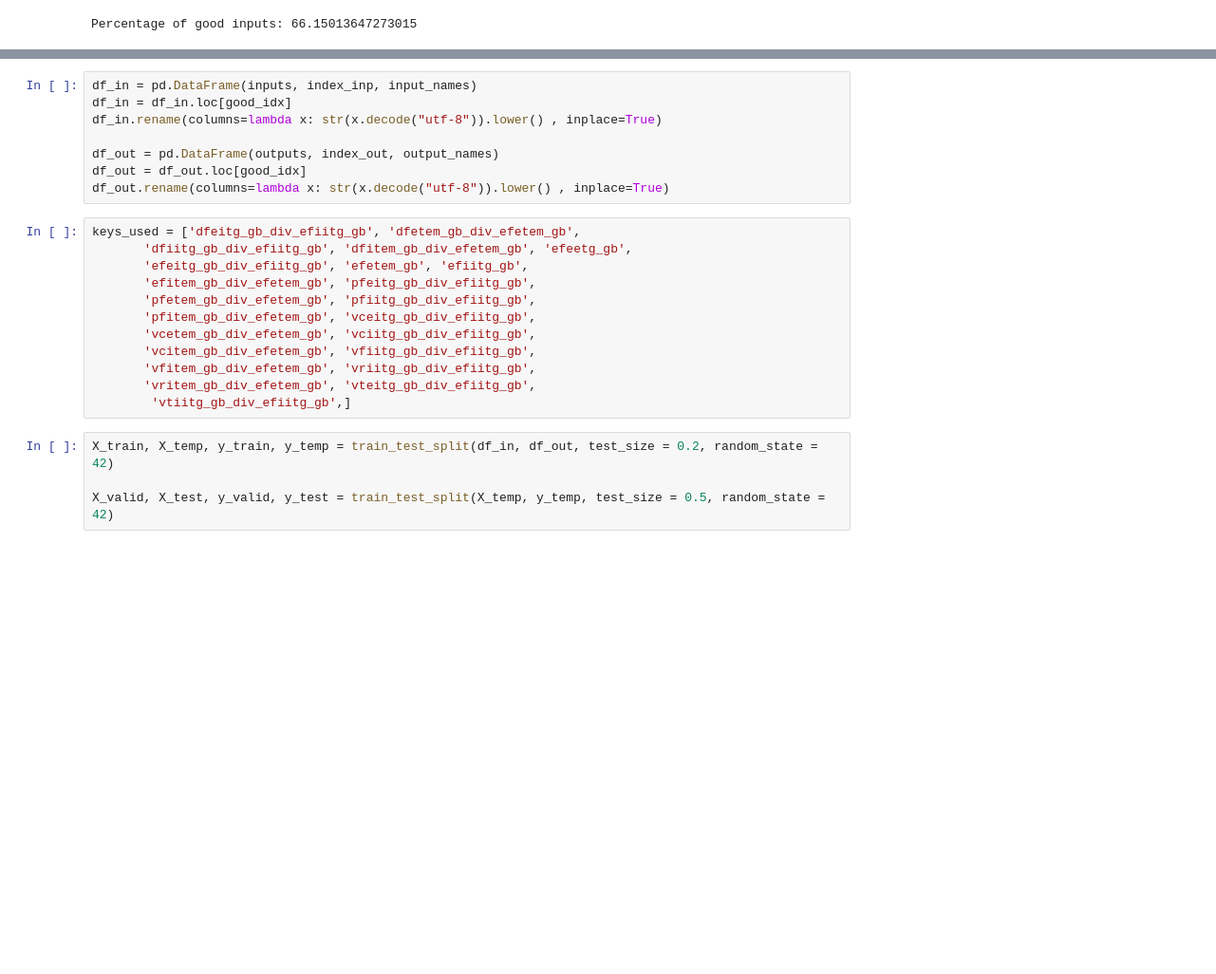
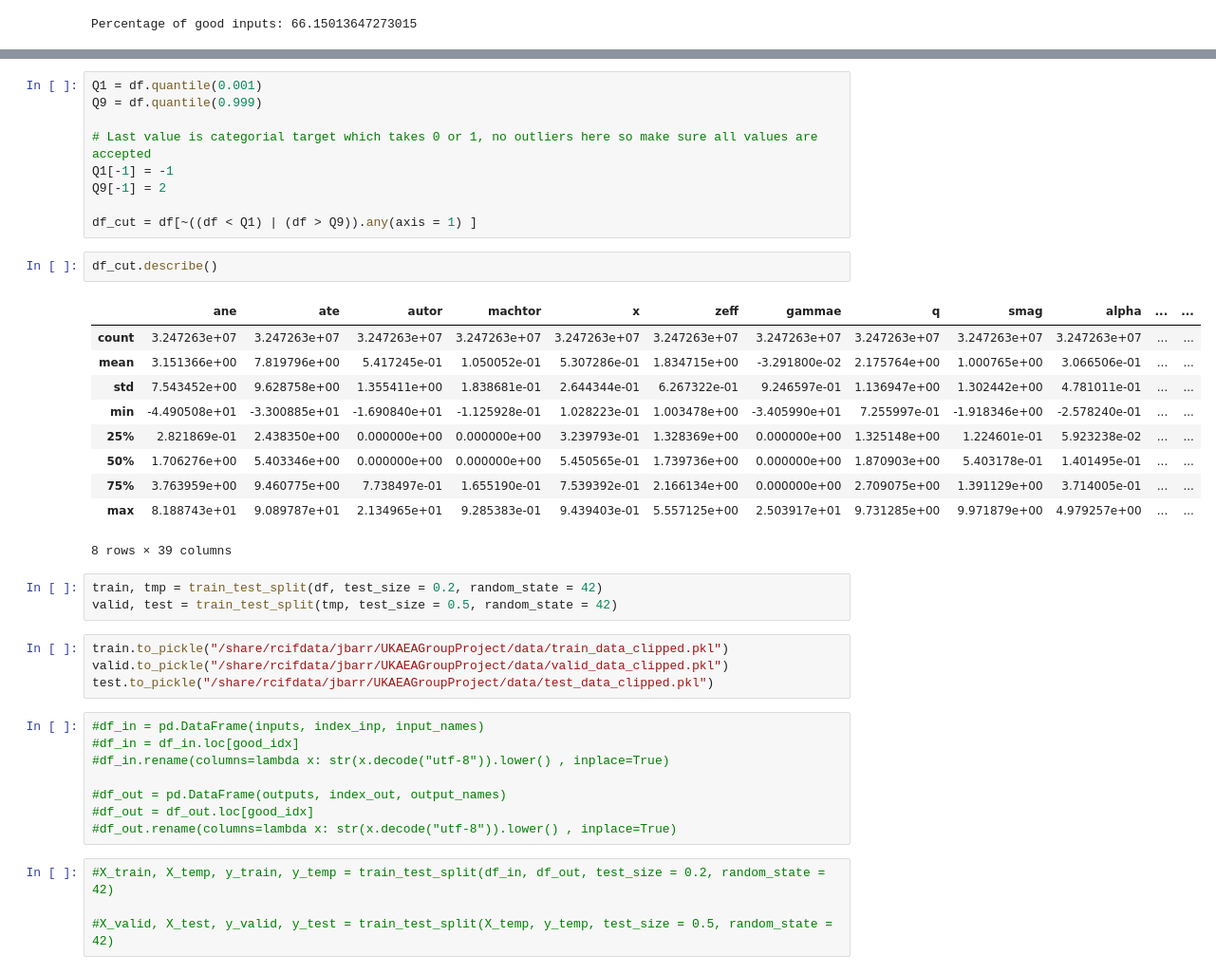
Before and after one commit to zcapjdb/UKAEAGroupProject, a Jupyter notebook: src/notebooks/QLKNNDataPreparation.ipynb, the cells around one changed output, grey strips where cells are left out. Shown at 95% size. Drawn from its saved outputs; the diff is of its cells as text; blank space fills up the shorter version.

```diff
--- a/src/notebooks/QLKNNDataPreparation.ipynb
+++ b/src/notebooks/QLKNNDataPreparation.ipynb
@@ -21,25 +91,42 @@ Percentage of good inputs: 66.15013647273015
+# %%
+Q1 = df.quantile(0.001)
+Q9 = df.quantile(0.999)
+
+# Last value is categorial target which takes 0 or 1, no outliers here so make sure all values are accepted
+Q1[-1] = -1
+Q9[-1] = 2
+
+df_cut = df[~((df < Q1) | (df > Q9)).any(axis = 1) ]
+# %%
+df_cut.describe()
+# %% [output]
+|  | ane | ate | autor | machtor | x | zeff | gammae | q | smag | alpha | ... | ... |
+| count | 3.247263e+07 | 3.247263e+07 | 3.247263e+07 | 3.247263e+07 | 3.247263e+07 | 3.247263e+07 | 3.247263e+07 | 3.247263e+07 | 3.247263e+07 | 3.247263e+07 | ... | ... |
+| mean | 3.151366e+00 | 7.819796e+00 | 5.417245e-01 | 1.050052e-01 | 5.307286e-01 | 1.834715e+00 | -3.291800e-02 | 2.175764e+00 | 1.000765e+00 | 3.066506e-01 | ... | ... |
+| std | 7.543452e+00 | 9.628758e+00 | 1.355411e+00 | 1.838681e-01 | 2.644344e-01 | 6.267322e-01 | 9.246597e-01 | 1.136947e+00 | 1.302442e+00 | 4.781011e-01 | ... | ... |
+| min | -4.490508e+01 | -3.300885e+01 | -1.690840e+01 | -1.125928e-01 | 1.028223e-01 | 1.003478e+00 | -3.405990e+01 | 7.255997e-01 | -1.918346e+00 | -2.578240e-01 | ... | ... |
+| 25% | 2.821869e-01 | 2.438350e+00 | 0.000000e+00 | 0.000000e+00 | 3.239793e-01 | 1.328369e+00 | 0.000000e+00 | 1.325148e+00 | 1.224601e-01 | 5.923238e-02 | ... | ... |
+| 50% | 1.706276e+00 | 5.403346e+00 | 0.000000e+00 | 0.000000e+00 | 5.450565e-01 | 1.739736e+00 | 0.000000e+00 | 1.870903e+00 | 5.403178e-01 | 1.401495e-01 | ... | ... |
+| 75% | 3.763959e+00 | 9.460775e+00 | 7.738497e-01 | 1.655190e-01 | 7.539392e-01 | 2.166134e+00 | 0.000000e+00 | 2.709075e+00 | 1.391129e+00 | 3.714005e-01 | ... | ... |
+| max | 8.188743e+01 | 9.089787e+01 | 2.134965e+01 | 9.285383e-01 | 9.439403e-01 | 5.557125e+00 | 2.503917e+01 | 9.731285e+00 | 9.971879e+00 | 4.979257e+00 | ... | ... |
+8 rows × 39 columns
+# %%
+train, tmp = train_test_split(df, test_size = 0.2, random_state = 42)
+valid, test = train_test_split(tmp, test_size = 0.5, random_state = 42)
+# %%
+train.to_pickle("/share/rcifdata/jbarr/UKAEAGroupProject/data/train_data_clipped.pkl")
+valid.to_pickle("/share/rcifdata/jbarr/UKAEAGroupProject/data/valid_data_clipped.pkl")
+test.to_pickle("/share/rcifdata/jbarr/UKAEAGroupProject/data/test_data_clipped.pkl")
 # %%
-df_in = pd.DataFrame(inputs, index_inp, input_names)
-df_in = df_in.loc[good_idx]
-df_in.rename(columns=lambda x: str(x.decode("utf-8")).lower() , inplace=True)
+#df_in = pd.DataFrame(inputs, index_inp, input_names)
+#df_in = df_in.loc[good_idx]
+#df_in.rename(columns=lambda x: str(x.decode("utf-8")).lower() , inplace=True)
 
-df_out = pd.DataFrame(outputs, index_out, output_names)
-df_out = df_out.loc[good_idx]
-df_out.rename(columns=lambda x: str(x.decode("utf-8")).lower() , inplace=True)
+#df_out = pd.DataFrame(outputs, index_out, output_names)
+#df_out = df_out.loc[good_idx]
+#df_out.rename(columns=lambda x: str(x.decode("utf-8")).lower() , inplace=True)
-# %%
-keys_used = ['dfeitg_gb_div_efiitg_gb', 'dfetem_gb_div_efetem_gb',
-       'dfiitg_gb_div_efiitg_gb', 'dfitem_gb_div_efetem_gb', 'efeetg_gb',
-       'efeitg_gb_div_efiitg_gb', 'efetem_gb', 'efiitg_gb',
-       'efitem_gb_div_efetem_gb', 'pfeitg_gb_div_efiitg_gb',
-       'pfetem_gb_div_efetem_gb', 'pfiitg_gb_div_efiitg_gb',
-       'pfitem_gb_div_efetem_gb', 'vceitg_gb_div_efiitg_gb',
-       'vcetem_gb_div_efetem_gb', 'vciitg_gb_div_efiitg_gb',
-       'vcitem_gb_div_efetem_gb', 'vfiitg_gb_div_efiitg_gb',
-       'vfitem_gb_div_efetem_gb', 'vriitg_gb_div_efiitg_gb',
-       'vritem_gb_div_efetem_gb', 'vteitg_gb_div_efiitg_gb',
-        'vtiitg_gb_div_efiitg_gb',]
 # %%
-X_train, X_temp, y_train, y_temp = train_test_split(df_in, df_out, test_size = 0.2, random_state = 42)
+#X_train, X_temp, y_train, y_temp = train_test_split(df_in, df_out, test_size = 0.2, random_state = 42)
 
-X_valid, X_test, y_valid, y_test = train_test_split(X_temp, y_temp, test_size = 0.5, random_state = 42)
+#X_valid, X_test, y_valid, y_test = train_test_split(X_temp, y_temp, test_size = 0.5, random_state = 42)
 # %%
```
Also changed, not shown: parts of 8 cells of this notebook, 9 other files.
